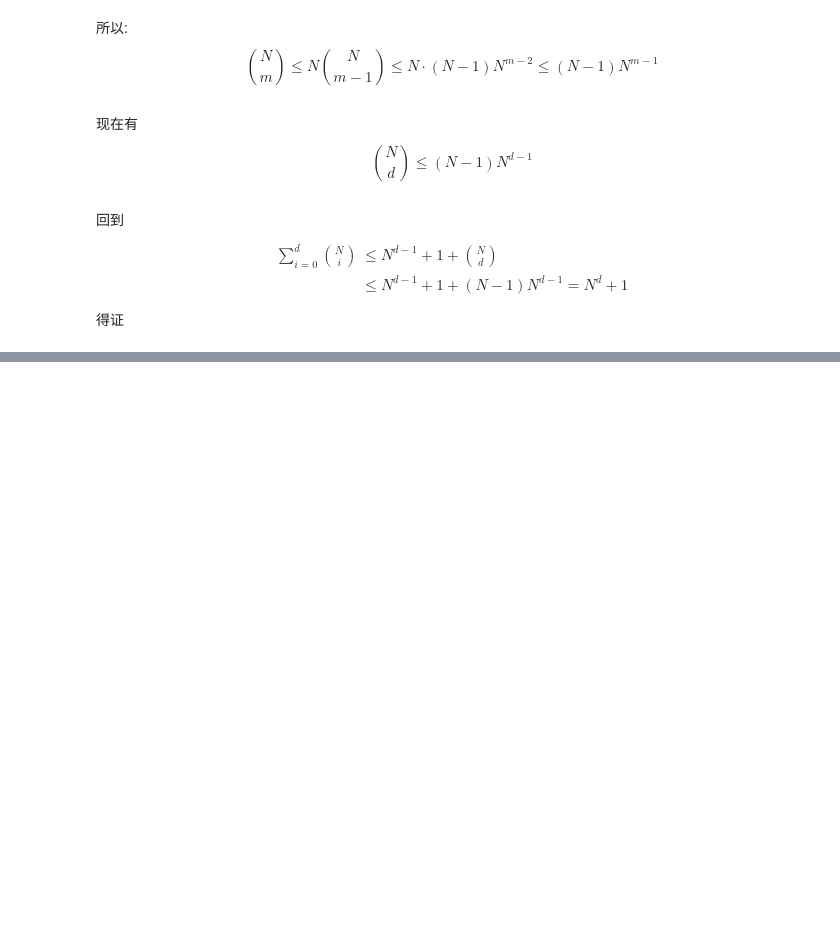
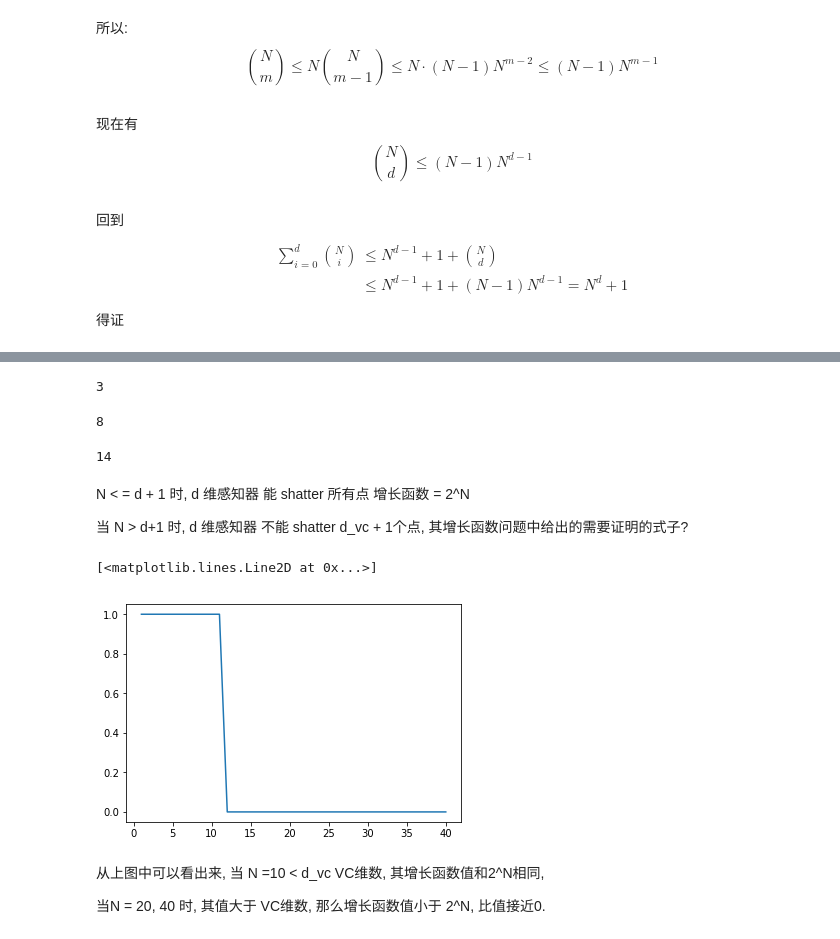
Before and after one commit to JeremiahZhang/gopython, a Jupyter notebook: AI/course-learning-from-data-of-caltech/exercise_problems_solu/ch02-training_vs_testing_exercise_problems.ipynb, the cells around one changed output, grey strips where cells are left out. Cells and saved outputs as stored; diff of their text form; code cells hidden in the pictures; blank space fills up the shorter version.

```diff
--- a/AI/course-learning-from-data-of-caltech/exercise_problems_solu/ch02-training_vs_testing_exercise_problems.ipynb
+++ b/AI/course-learning-from-data-of-caltech/exercise_problems_solu/ch02-training_vs_testing_exercise_problems.ipynb
@@ -253,0 +388,64 @@ $$\begin{align}
+# %%
+# 二项式函数
+
+def binomial_coeff(n, k):
+    if k < 0 or k > n:
+        return 0
+    if k == 0 or k == n:
+        return 1
+
+    k = min(k, n-k)
+    c = 1
+    for i in range(k):
+        c = c * (n - i) / (i + 1)
+
+    return c
+# %%
+c_3_1 = binomial_coeff(3, 1)
+
+print c_3_1
+# %% [output]
+3
+# %%
+# 增长函数 d 为感知器的增长函数
+def m_h(N, d):
+    m_sum = 0
+    for i in range(d+1):
+        m_sum += binomial_coeff(N-1, i)
+
+    mh = 2 * m_sum
+
+    return  mh
+# %%
+m_h(3, 2)
+# %% [output]
+8
+# %%
+m_h(4, 2)
+# %% [output]
+14
+# %% [markdown]
+ N < = d + 1 时, d 维感知器 能 shatter 所有点 增长函数 = 2^N
+
+ 当 N > d+1 时, d 维感知器 不能 shatter d_vc + 1个点, 其增长函数问题中给出的需要证明的式子?
+# %%
+# plot m/2^N
+d = 10
+d_vc = d+1
+
+N = [i for i in range(1, 41)]
+y = []
+
+for i in N:
+    m_value = m_h(i, d)/(2**i)
+    y.append(m_value)
+
+plt.figure(3)
+plt.plot(N, y)
+# %% [output]
+[<matplotlib.lines.Line2D at 0x...>]
+[figure, added]
+# %% [markdown]
+从上图中可以看出来, 当 N =10 < d_vc VC维数, 其增长函数值和2^N相同,
+
+当N = 20, 40 时, 其值大于 VC维数, 那么增长函数值小于 2^N, 比值接近0.
```
Also changed, not shown: parts of 39 cells of this notebook.
